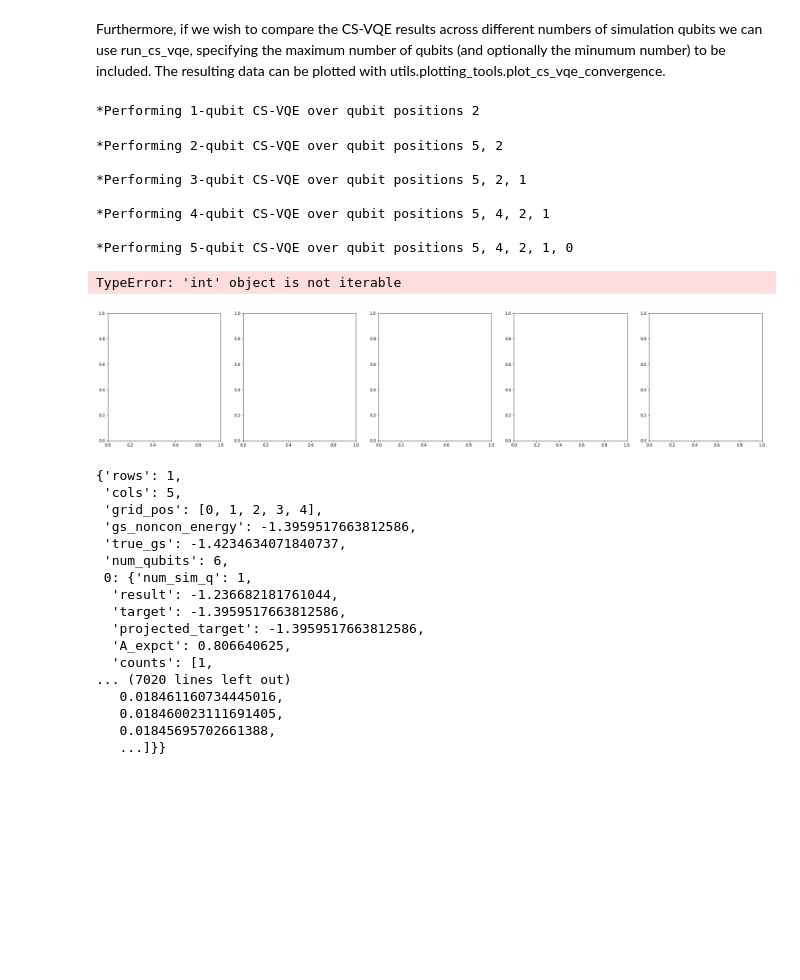
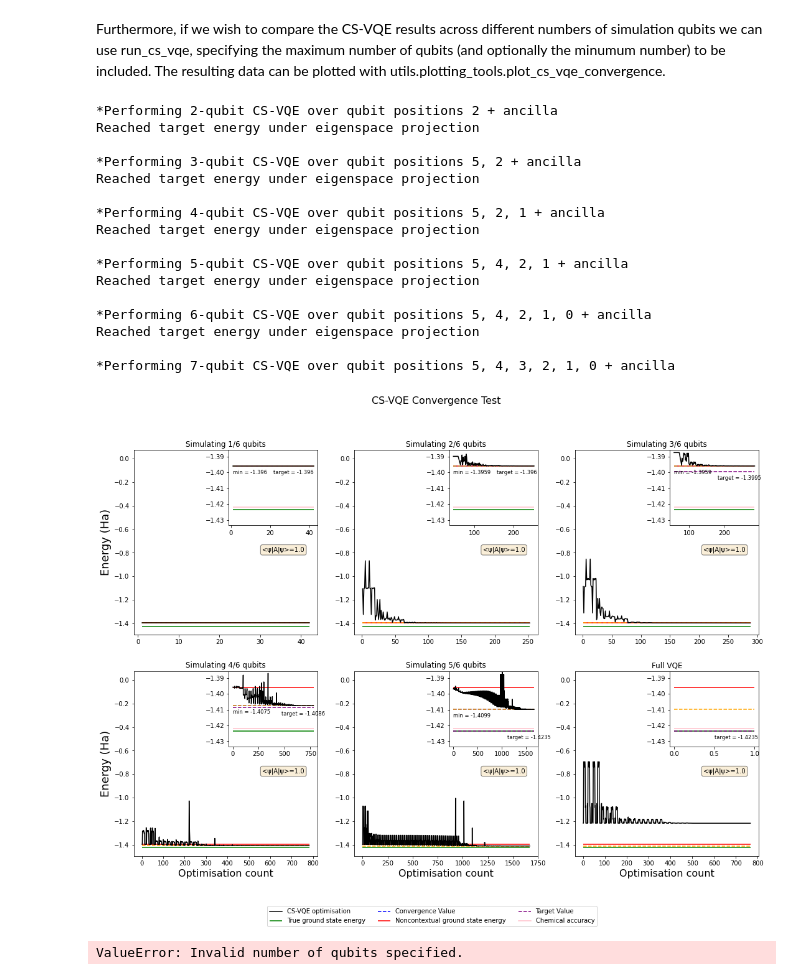
Before and after one commit to wmkirby1/CS-VQE, a Jupyter notebook: usage.ipynb, the cells around one changed output. Cells and saved outputs as stored; diff of their text form; code cells hidden in the pictures; blank space fills up the shorter version.

```diff
--- a/usage.ipynb
+++ b/usage.ipynb
@@ -112,17 +112,24 @@ plt.plot(cs_vqe_results['counts'], cs_vqe_results['values'])
 # %% [markdown]
 Furthermore, if we wish to compare the CS-VQE results across different numbers of simulation qubits we can use run_cs_vqe, specifying the maximum number of qubits (and optionally the minumum number) to be included. The resulting data can be plotted with utils.plotting_tools.plot_cs_vqe_convergence.
 # %%
-mol_circ.run_cs_vqe(uccsd, max_sim_q=5, noise=True)
+mol_circ.run_cs_vqe(uccsd, max_sim_q=6)
 cs_vqe_results = mol_circ.cs_vqe_results
 fig = plot.plot_cs_vqe_convergence(data=cs_vqe_results, title='CS-VQE Convergence Test')
 # %% [output]
-*Performing 1-qubit CS-VQE over qubit positions 2
+*Performing 2-qubit CS-VQE over qubit positions 2 + ancilla
+Reached target energy under eigenspace projection
+
+*Performing 3-qubit CS-VQE over qubit positions 5, 2 + ancilla
+Reached target energy under eigenspace projection
+
+*Performing 4-qubit CS-VQE over qubit positions 5, 2, 1 + ancilla
+Reached target energy under eigenspace projection
+
+*Performing 5-qubit CS-VQE over qubit positions 5, 4, 2, 1 + ancilla
+Reached target energy under eigenspace projection
+
+*Performing 6-qubit CS-VQE over qubit positions 5, 4, 2, 1, 0 + ancilla
+Reached target energy under eigenspace projection
+
+*Performing 7-qubit CS-VQE over qubit positions 5, 4, 3, 2, 1, 0 + ancilla
-*Performing 2-qubit CS-VQE over qubit positions 5, 2
-
-*Performing 3-qubit CS-VQE over qubit positions 5, 2, 1
-
-*Performing 4-qubit CS-VQE over qubit positions 5, 4, 2, 1
-
-*Performing 5-qubit CS-VQE over qubit positions 5, 4, 2, 1, 0
-TypeError: 'int' object is not iterable
-[figure, old version]
+[figure, new version]
@@ -131,20 +136,31 @@ cs_vqe_results = mol_circ.cs_vqe_results
-# %%
-cs_vqe_results
-# %% [output]
-{'rows': 1,
- 'cols': 5,
- 'grid_pos': [0, 1, 2, 3, 4],
- 'gs_noncon_energy': -1.3959517663812586,
- 'true_gs': -1.4234634071840737,
- 'num_qubits': 6,
- 0: {'num_sim_q': 1,
-  'result': -1.236682181761044,
-  'target': -1.3959517663812586,
-  'projected_target': -1.3959517663812586,
-  'A_expct': 0.806640625,
-  'counts': [1,
-... (7020 lines left out)
-   0.018461160734445016,
-   0.018460023111691405,
-   0.01845695702661388,
-   ...]}}
+# %%
+import numpy as np
+import matplotlib.pyplot as plt
+import utils.linalg_tools as la
+import utils.qonversion_tools as qonvert
+import utils.cs_vqe_tools as c_tools
+from openfermion.linalg import LinearQubitOperator, get_sparse_operator, get_ground_state
+
+A = mol_circ.A
+qubit_nums = range(1, num_qubits+1)
+gs_true = []
+gs_pos_proj = []
+gs_neg_proj = []
+
+for n_q in qubit_nums:
+    ham_red = mol_circ.ham_reduced[n_q-1]
+    ham_red_q = qonvert.dict_to_WeightedPauliOperator(ham_red)
+    ham_mat = ham_red_q.to_matrix()
+    gs_true.append(get_ground_state(ham_mat)[0])
+
+    A_red = mol_circ.reduce_anz_terms(A, n_q)
+
+    eig_pos_mat = np.matrix(la.eigenstate_projector(A_red, n_q))
+    ham_pos_proj = eig_pos_mat*ham_mat*eig_pos_mat.H
+    gs_pos_proj.append(get_ground_state(ham_pos_proj)[0])
+
+    eig_neg_mat = np.matrix(la.eigenstate_projector(A_red, n_q, eval=-1))
+    ham_neg_proj = eig_neg_mat*ham_mat*eig_neg_mat.H
+    gs_neg_proj.append(get_ground_state(ham_neg_proj)[0])
+# %% [output]
+ValueError: Invalid number of qubits specified.
```
Also changed, not shown: parts of 7 cells of this notebook, 24 other files.
